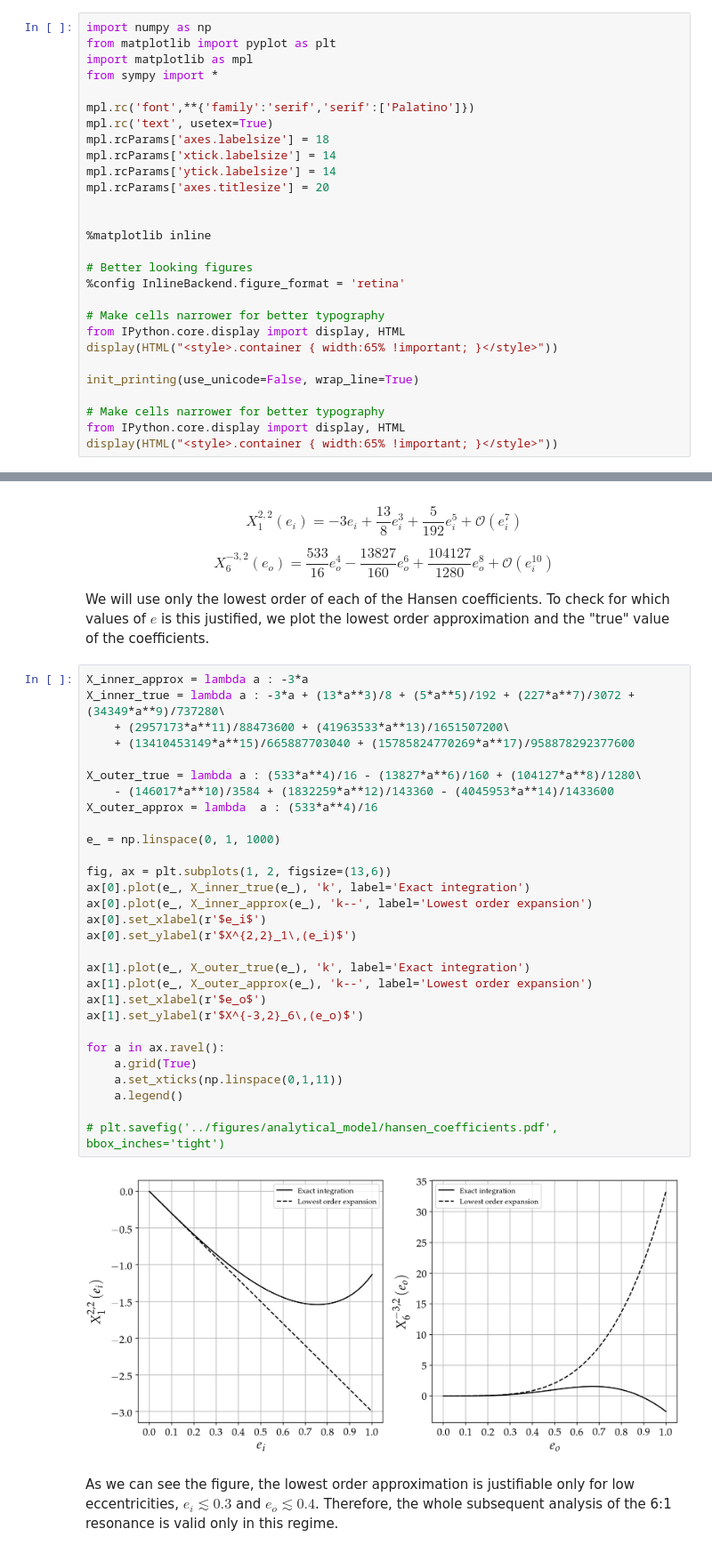
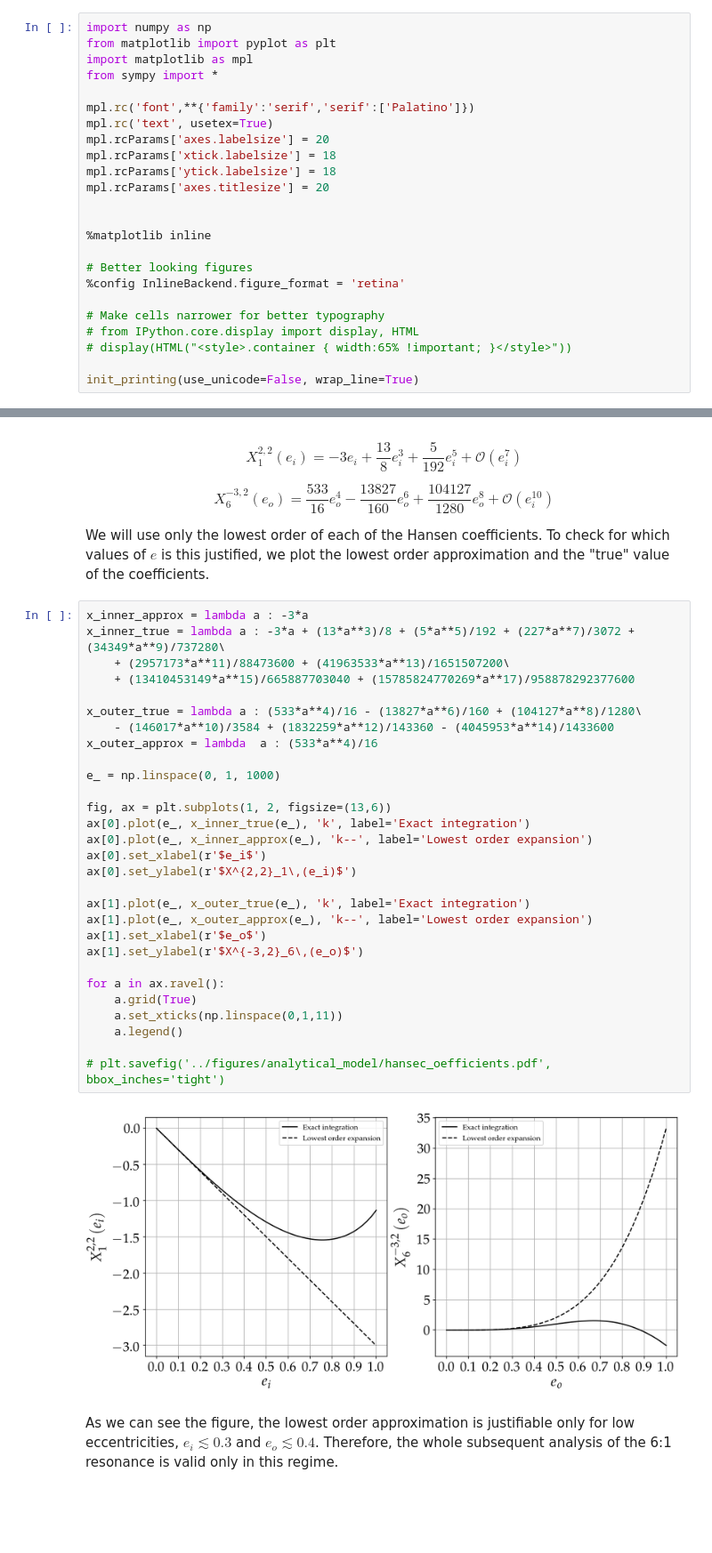
Before and after one commit to fbartolic/master_thesis, a Jupyter notebook: notebooks/theoretical_model/resonant_hamiltonian.ipynb, the cells around one changed output, grey strips where cells are left out. Shown at 89% size. Drawn from its saved outputs; the diff is of its cells as text; blank space fills up the shorter version.

```diff
--- a/notebooks/theoretical_model/resonant_hamiltonian.ipynb
+++ b/notebooks/theoretical_model/resonant_hamiltonian.ipynb
@@ -6,9 +6,9 @@ from sympy import *
 
 mpl.rc('font',**{'family':'serif','serif':['Palatino']})
 mpl.rc('text', usetex=True)
-mpl.rcParams['axes.labelsize'] = 18
-mpl.rcParams['xtick.labelsize'] = 14
-mpl.rcParams['ytick.labelsize'] = 14
+mpl.rcParams['axes.labelsize'] = 20
+mpl.rcParams['xtick.labelsize'] = 18
+mpl.rcParams['ytick.labelsize'] = 18
 mpl.rcParams['axes.titlesize'] = 20
 
 
@@ -18,14 +18,10 @@ mpl.rcParams['axes.titlesize'] = 20
 %config InlineBackend.figure_format = 'retina'
 
 # Make cells narrower for better typography
-from IPython.core.display import display, HTML
-display(HTML("<style>.container { width:65% !important; }</style>"))
+# from IPython.core.display import display, HTML
+# display(HTML("<style>.container { width:65% !important; }</style>"))
 
 init_printing(use_unicode=False, wrap_line=True)
-
-# Make cells narrower for better typography
-from IPython.core.display import display, HTML
-display(HTML("<style>.container { width:65% !important; }</style>"))
 # %% [markdown]
 # The Disturbing Function
 # %% [markdown]
@@ -63,36 +59,36 @@ $$X^{-3,2}_6(e_o)=\frac{533}{16}e_o^4-\frac{13827}{160}e_o^6+\frac{104127}{1280}
 
 We will use only the lowest order of each of the Hansen coefficients. To check for which values of $e$ is this justified, we plot the lowest order approximation and the "true" value of the coefficients.
 # %%
-X_inner_approx = lambda a : -3*a
-X_inner_true = lambda a : -3*a + (13*a**3)/8 + (5*a**5)/192 + (227*a**7)/3072 + (34349*a**9)/737280\
+x_inner_approx = lambda a : -3*a
+x_inner_true = lambda a : -3*a + (13*a**3)/8 + (5*a**5)/192 + (227*a**7)/3072 + (34349*a**9)/737280\
     + (2957173*a**11)/88473600 + (41963533*a**13)/1651507200\
     + (13410453149*a**15)/665887703040 + (15785824770269*a**17)/958878292377600
 
-X_outer_true = lambda a : (533*a**4)/16 - (13827*a**6)/160 + (104127*a**8)/1280\
+x_outer_true = lambda a : (533*a**4)/16 - (13827*a**6)/160 + (104127*a**8)/1280\
     - (146017*a**10)/3584 + (1832259*a**12)/143360 - (4045953*a**14)/1433600
-X_outer_approx = lambda  a : (533*a**4)/16
+x_outer_approx = lambda  a : (533*a**4)/16
 
 e_ = np.linspace(0, 1, 1000)
 
 fig, ax = plt.subplots(1, 2, figsize=(13,6))
-ax[0].plot(e_, X_inner_true(e_), 'k', label='Exact integration')
-ax[0].plot(e_, X_inner_approx(e_), 'k--', label='Lowest order expansion')
+ax[0].plot(e_, x_inner_true(e_), 'k', label='Exact integration')
+ax[0].plot(e_, x_inner_approx(e_), 'k--', label='Lowest order expansion')
 ax[0].set_xlabel(r'$e_i$')
 ax[0].set_ylabel(r'$X^{2,2}_1\,(e_i)$')
 
-ax[1].plot(e_, X_outer_true(e_), 'k', label='Exact integration')
-ax[1].plot(e_, X_outer_approx(e_), 'k--', label='Lowest order expansion')
+ax[1].plot(e_, x_outer_true(e_), 'k', label='Exact integration')
+ax[1].plot(e_, x_outer_approx(e_), 'k--', label='Lowest order expansion')
 ax[1].set_xlabel(r'$e_o$')
 ax[1].set_ylabel(r'$X^{-3,2}_6\,(e_o)$')
 
 for a in ax.ravel():
     a.grid(True)
     a.set_xticks(np.linspace(0,1,11))
     a.legend()
 
-# plt.savefig('../figures/analytical_model/hansen_coefficients.pdf', bbox_inches='tight')
+# plt.savefig('../figures/analytical_model/hansec_oefficients.pdf', bbox_inches='tight')
 # %% [output]
-[figure, old version]
+[figure, new version]
 # %% [markdown]
 As we can see the figure, the lowest order approximation is justifiable only for low eccentricities, $e_i\lesssim 0.3$ and $e_o \lesssim 0.4$. Therefore, the whole subsequent analysis of the 6:1 resonance is valid only in this regime.
 # %%
```
Also changed, not shown: parts of 64 cells of this notebook, 8 other files.
